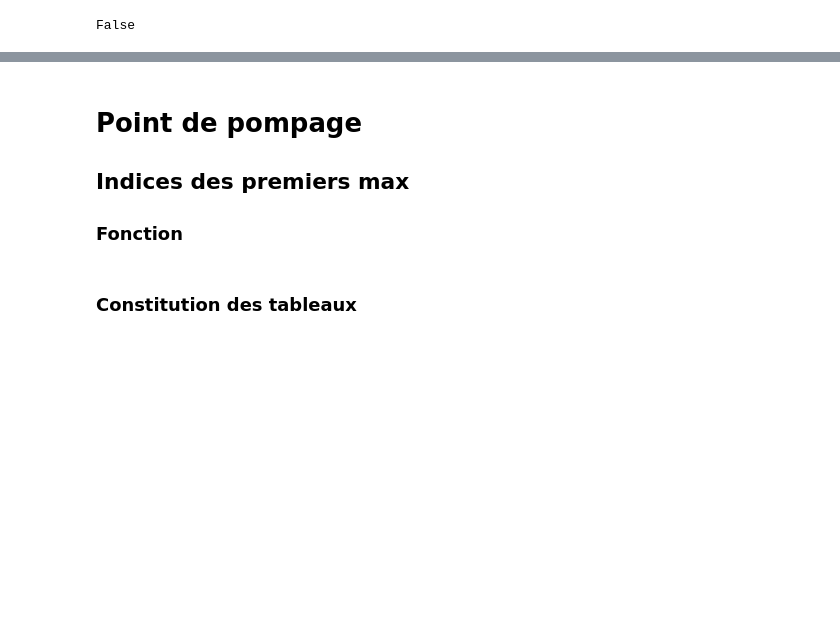
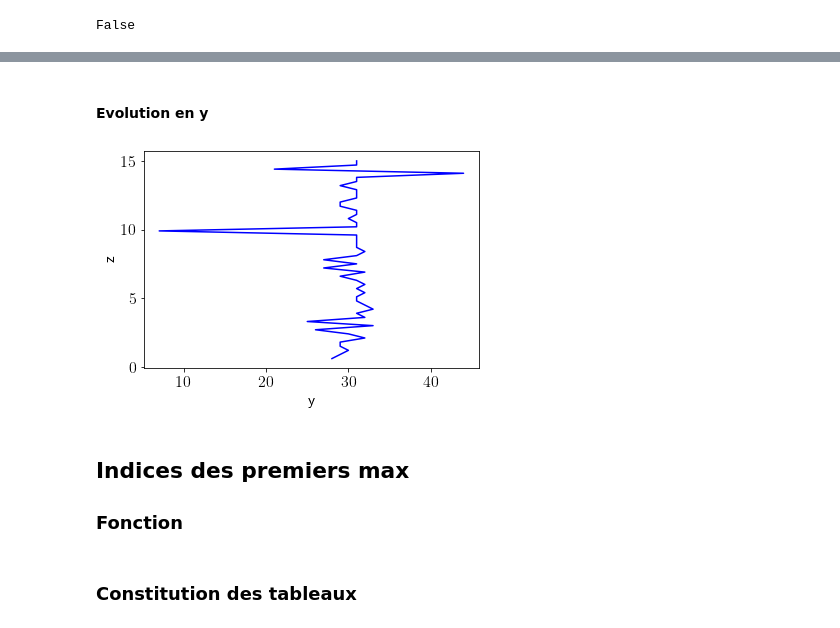
Before and after one commit to Julielmnt/Stage_L3, a Jupyter notebook: Points_de_pompage.ipynb, the cells around one changed output, grey strips where cells are left out. Drawn from its saved outputs; the diff is of its cells as text; code cells hidden in the pictures; blank space fills up the shorter version.

```diff
--- a/Points_de_pompage.ipynb
+++ b/Points_de_pompage.ipynb
@@ -142,5 +222,10 @@ False
+# %% [markdown]
+#### Evolution en y
+# %%
+plot_indices(y_ind,z,'title','y')
+# %% [output]
+[figure, added]
 # %% [markdown]
-# Point de pompage
 ## Indices des premiers max
 ### Fonction
 # %%
```
Also changed, not shown: parts of 17 cells of this notebook, 3 other files.
